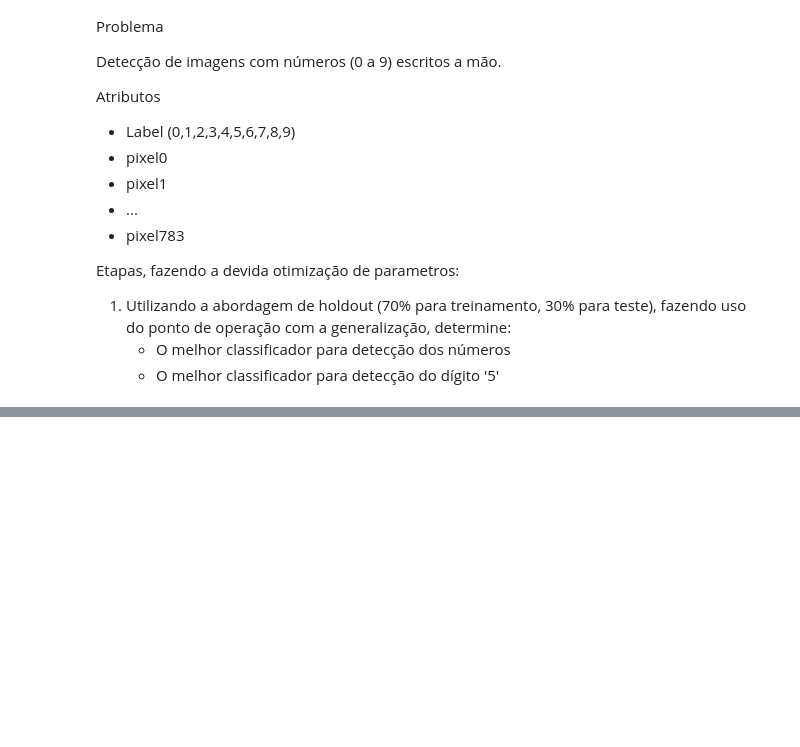
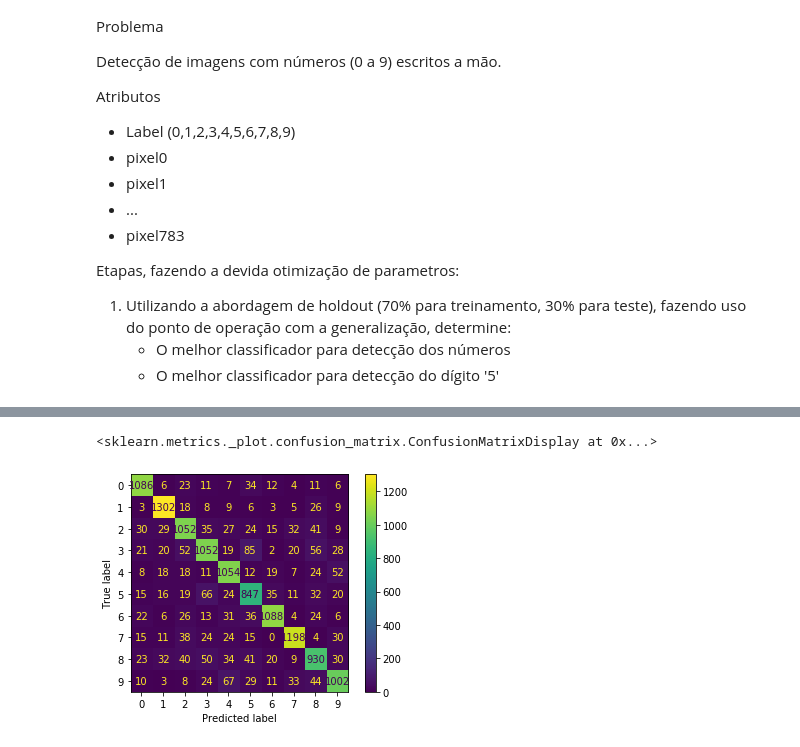
Before and after one commit to AleBark/Data-Mining-Basics, a Jupyter notebook: list_03/ex_03.ipynb, the cells around one changed output, grey strips where cells are left out. Saved outputs shown, nothing was run; the diff lists cells and outputs as text; code cells hidden in the pictures; blank space fills up the shorter version.

```diff
--- a/list_03/ex_03.ipynb
+++ b/list_03/ex_03.ipynb
@@ -766,0 +857,5 @@ Etapas, fazendo a devida otimização de parametros:
+# %%
+ConfusionMatrixDisplay(confusion_matrix(labelTeste, predicaoTeste), display_labels=range(0,10)).plot()
+# %% [output]
+<sklearn.metrics._plot.confusion_matrix.ConfusionMatrixDisplay at 0x...>
+[figure, added]
```
Also changed, not shown: parts of 34 cells of this notebook.
